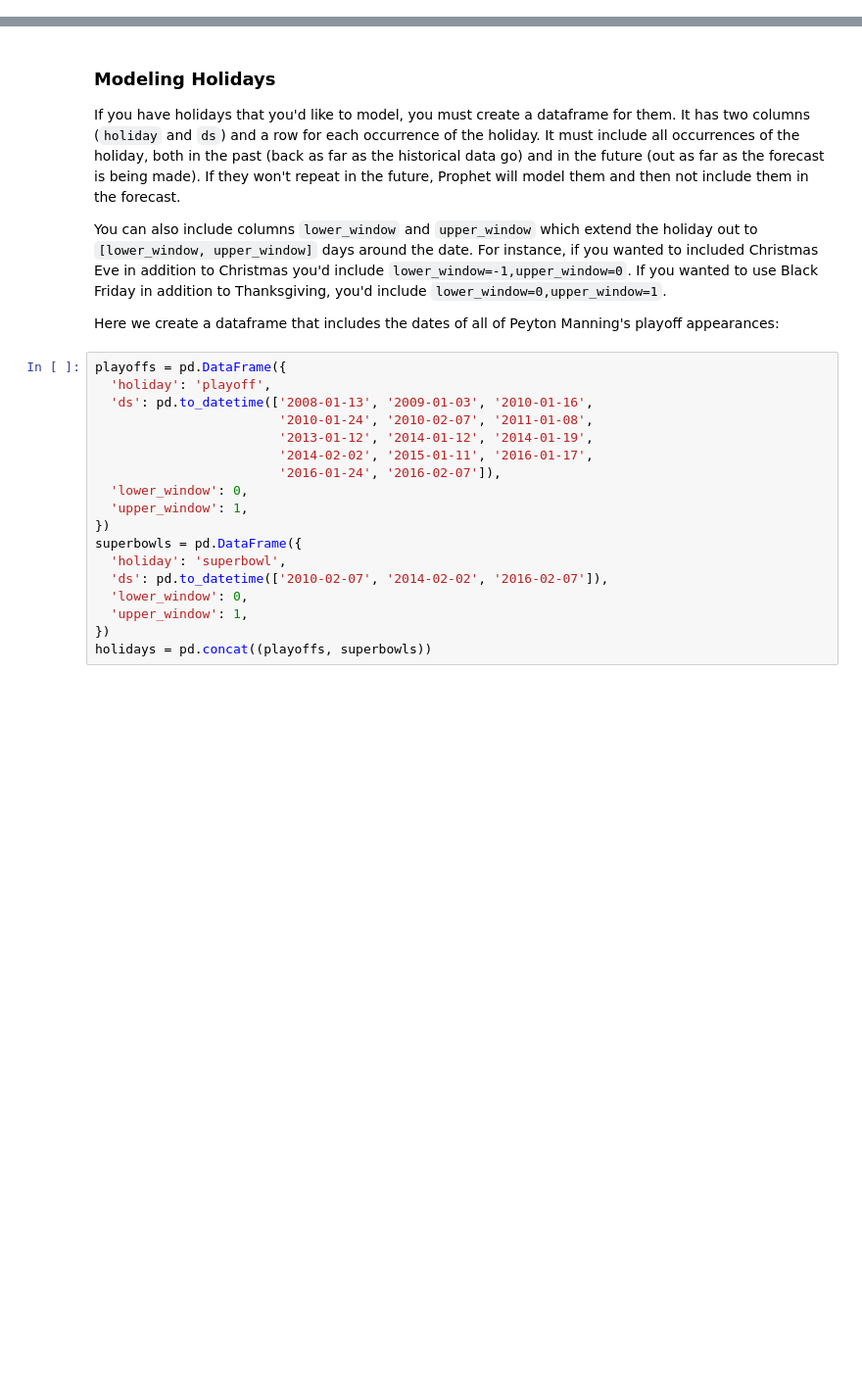
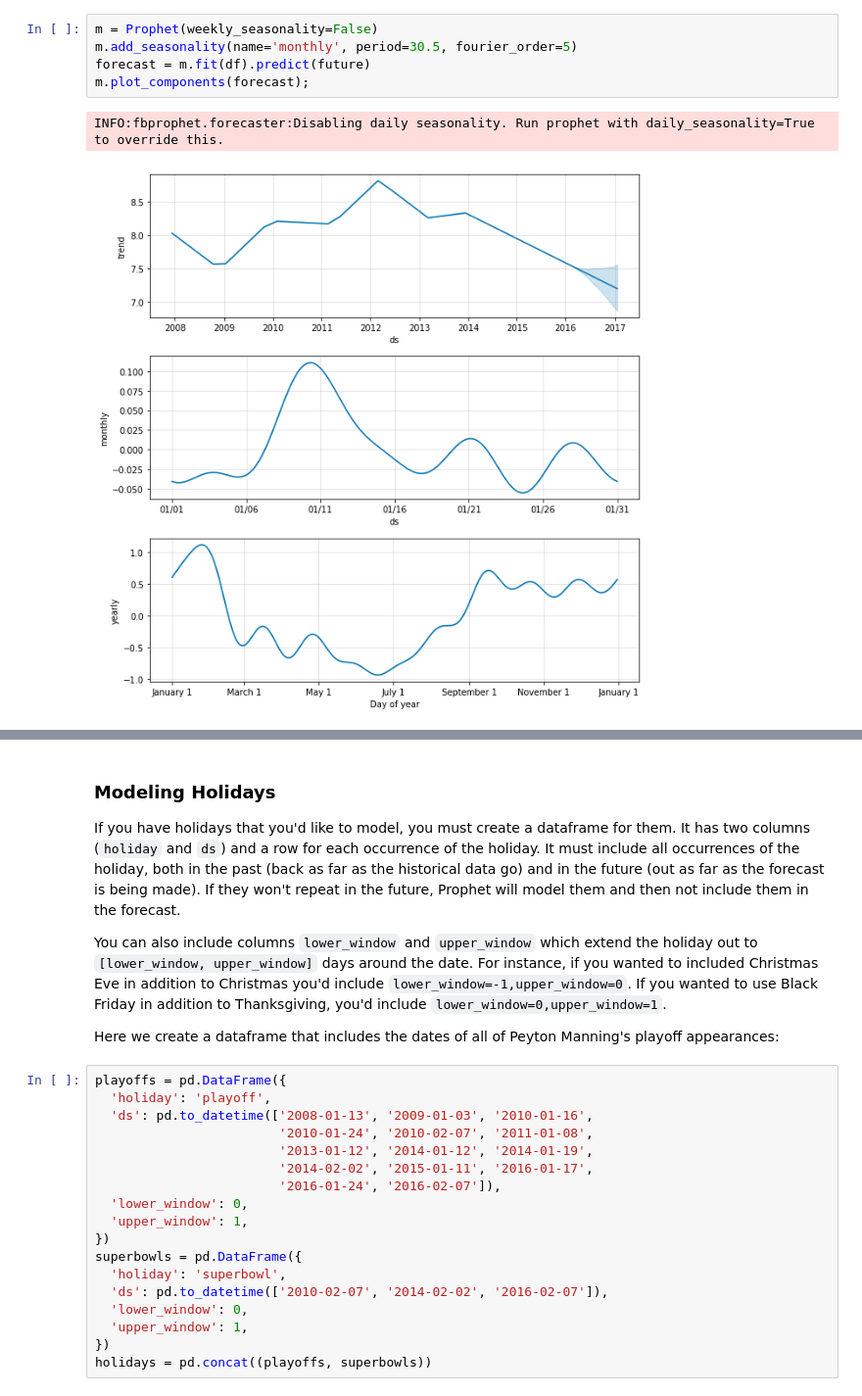
Before and after one commit to facebook/prophet, a Jupyter notebook: notebooks/seasonality_and_holiday_effects.ipynb, the cells around one changed output, grey strips where cells are left out. Shown at 98% size. Cells and saved outputs as stored; diff of their text form; blank space fills up the shorter version.

```diff
--- a/notebooks/holiday_effects.ipynb
+++ b/notebooks/seasonality_and_holiday_effects.ipynb
@@ -35,0 +35,8 @@ Optimization terminated normally:
+# %%
+m = Prophet(weekly_seasonality=False)
+m.add_seasonality(name='monthly', period=30.5, fourier_order=5)
+forecast = m.fit(df).predict(future)
+m.plot_components(forecast);
+# %% [output]
+INFO:fbprophet.forecaster:Disabling daily seasonality. Run prophet with daily_seasonality=True to override this.
+[figure, added]
```
Also changed, not shown: parts of 4 cells of this notebook, 8 other files.
